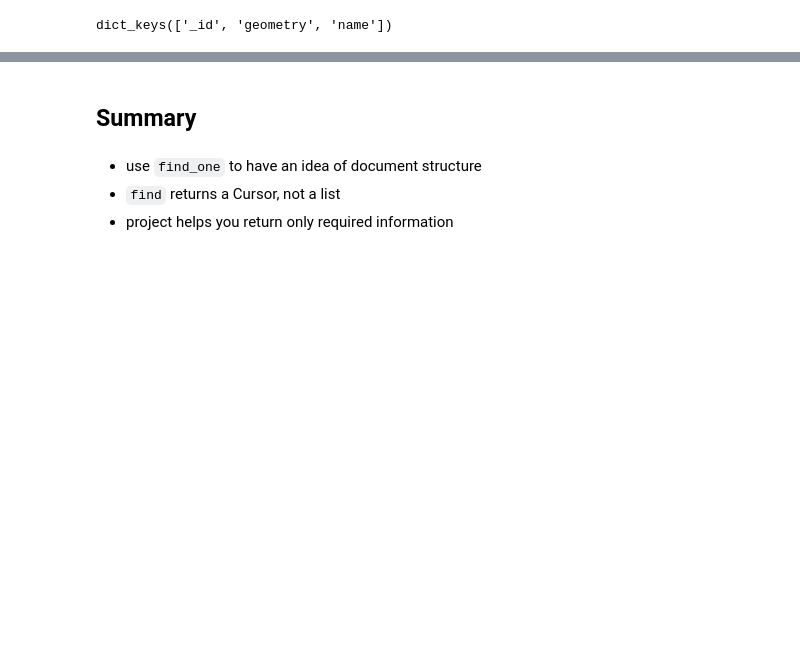
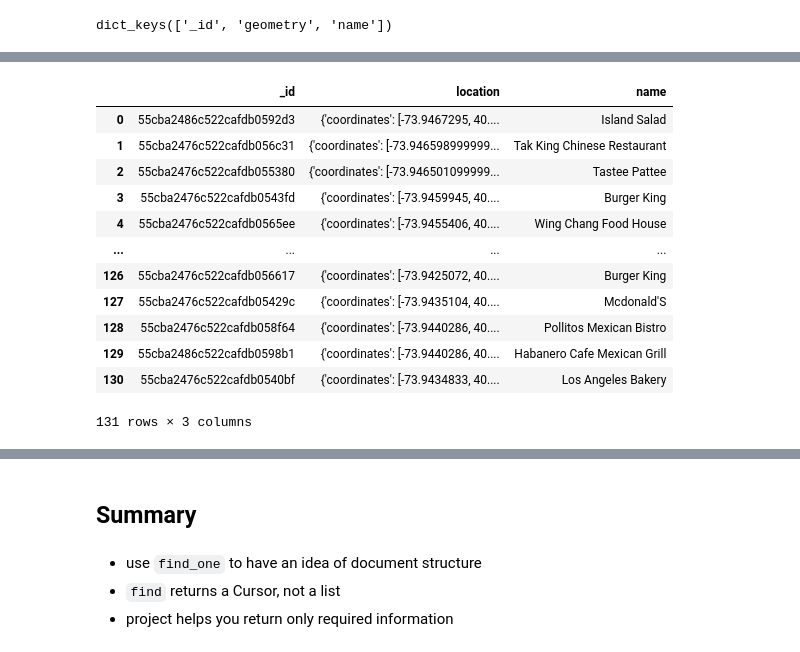
Before and after one commit to sheriffff/teaching-ironhack-data-madrid-2020, a Jupyter notebook: week_04/01-mongodb.ipynb, the cells around one changed output, grey strips where cells are left out. Saved outputs shown, nothing was run; the diff lists cells and outputs as text; code cells hidden in the pictures; blank space fills up the shorter version.

```diff
--- a/week_04/01-mongodb.ipynb
+++ b/week_04/01-mongodb.ipynb
@@ -806,0 +921,2 @@ dict_keys(['_id', 'geometry', 'name'])
+# %%
+my_neighborhood = neig.find_one({"name": "Bedford"})
@@ -806,0 +973,16 @@ dict_keys(['_id', 'geometry', 'name'])
+# %%
+pd.DataFrame(restaurants2.find({"location": {"$geoWithin": {"$geometry": my_neighborhood["geometry"]}}}))
+# %% [output]
+|  | _id | location | name |
+| 0 | 55cba2486c522cafdb0592d3 | {'coordinates': [-73.9467295, 40.... | Island Salad |
+| 1 | 55cba2476c522cafdb056c31 | {'coordinates': [-73.946598999999... | Tak King Chinese Restaurant |
+| 2 | 55cba2476c522cafdb055380 | {'coordinates': [-73.946501099999... | Tastee Pattee |
+| 3 | 55cba2476c522cafdb0543fd | {'coordinates': [-73.9459945, 40.... | Burger King |
+| 4 | 55cba2476c522cafdb0565ee | {'coordinates': [-73.9455406, 40.... | Wing Chang Food House |
+| ... | ... | ... | ... |
+| 126 | 55cba2476c522cafdb056617 | {'coordinates': [-73.9425072, 40.... | Burger King |
+| 127 | 55cba2476c522cafdb05429c | {'coordinates': [-73.9435104, 40.... | Mcdonald'S |
+| 128 | 55cba2476c522cafdb058f64 | {'coordinates': [-73.9440286, 40.... | Pollitos Mexican Bistro |
+| 129 | 55cba2486c522cafdb0598b1 | {'coordinates': [-73.9440286, 40.... | Habanero Cafe Mexican Grill |
+| 130 | 55cba2476c522cafdb0540bf | {'coordinates': [-73.9434833, 40.... | Los Angeles Bakery |
+131 rows × 3 columns
```
Also changed, not shown: parts of 48 cells of this notebook, 4 other files.
